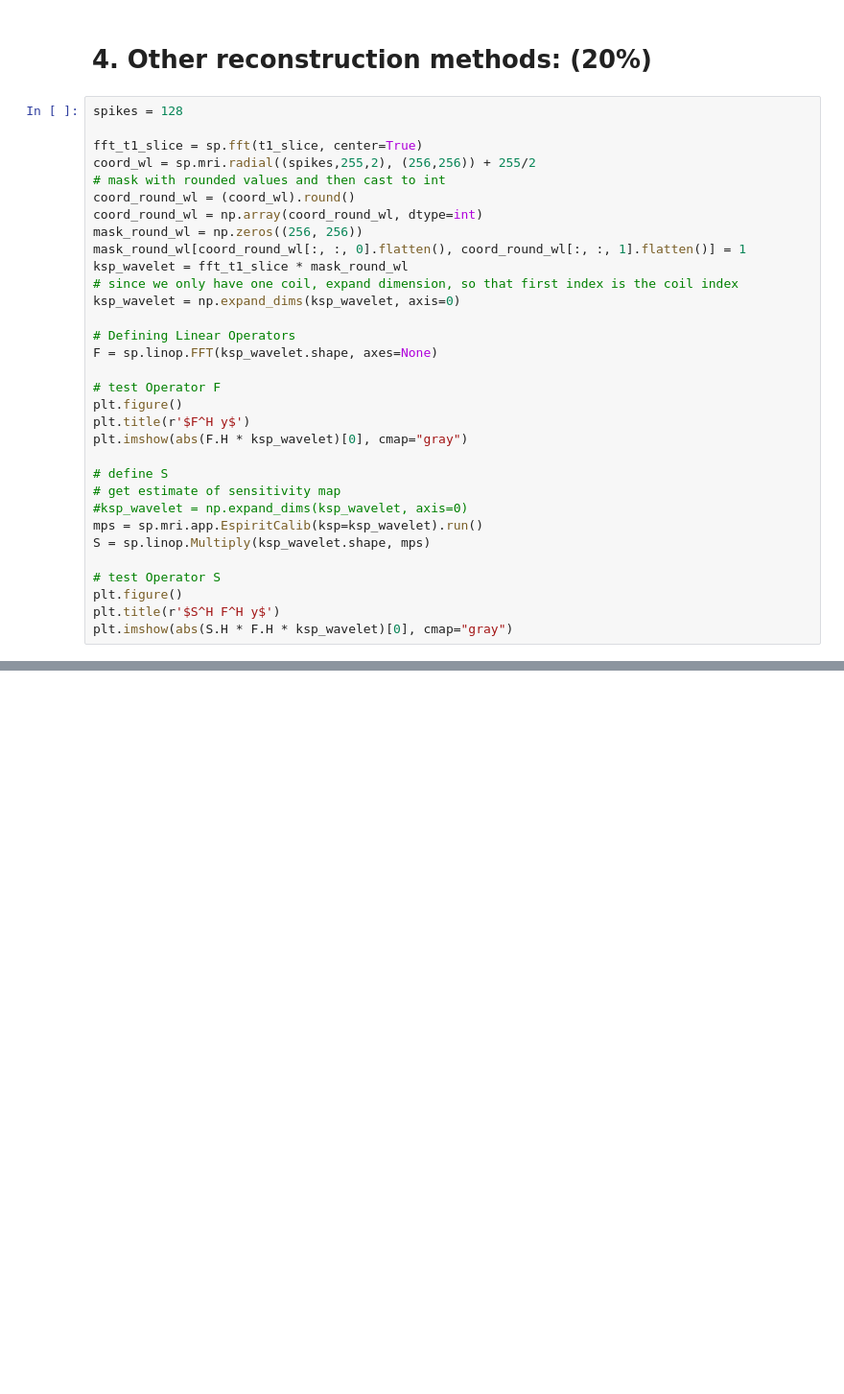
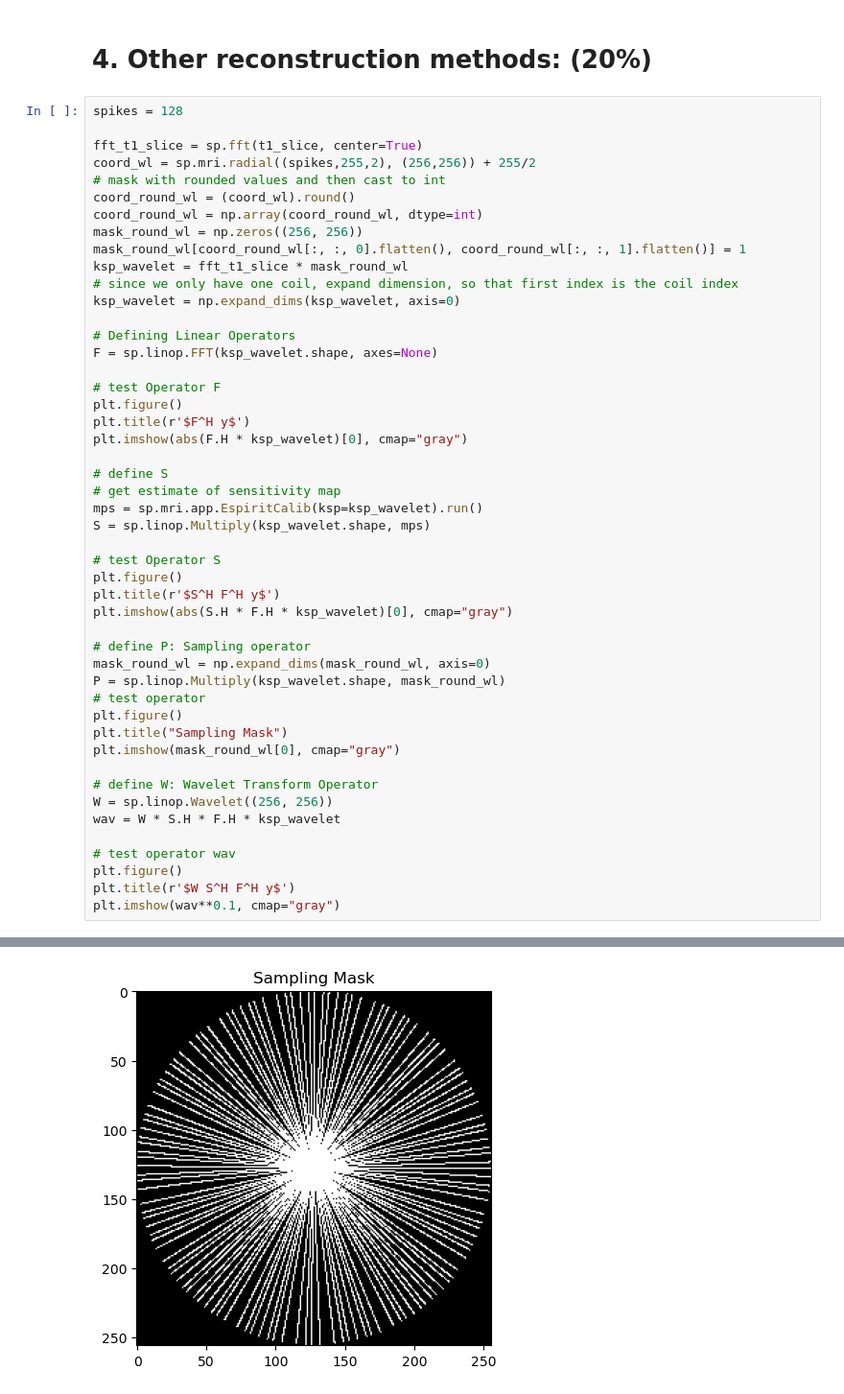
Before and after one commit to lassestahnke/HL2027_recon, a Jupyter notebook: HL2027_project_1.ipynb, the cells around one changed output, grey strips where cells are left out. Shown at 96% size. Saved outputs shown, nothing was run; the diff lists cells and outputs as text; blank space fills up the shorter version.

Commit message:
Added Linear Operator P and W

```diff
--- a/HL2027_project_1.ipynb
+++ b/HL2027_project_1.ipynb
@@ -327,7 +327,6 @@ plt.imshow(abs(F.H * ksp_wavelet)[0], cmap="gray")
 
 # define S
 # get estimate of sensitivity map
-#ksp_wavelet = np.expand_dims(ksp_wavelet, axis=0)
 mps = sp.mri.app.EspiritCalib(ksp=ksp_wavelet).run()
 S = sp.linop.Multiply(ksp_wavelet.shape, mps)
 
@@ -335,4 +334,21 @@ S = sp.linop.Multiply(ksp_wavelet.shape, mps)
 plt.figure()
 plt.title(r'$S^H F^H y$')
 plt.imshow(abs(S.H * F.H * ksp_wavelet)[0], cmap="gray")
+
+# define P: Sampling operator
+mask_round_wl = np.expand_dims(mask_round_wl, axis=0)
+P = sp.linop.Multiply(ksp_wavelet.shape, mask_round_wl)
+# test operator
+plt.figure()
+plt.title("Sampling Mask")
+plt.imshow(mask_round_wl[0], cmap="gray")
+
+# define W: Wavelet Transform Operator
+W = sp.linop.Wavelet((256, 256))
+wav = W * S.H * F.H * ksp_wavelet
+
+# test operator wav
+plt.figure()
+plt.title(r'$W S^H F^H y$')
+plt.imshow(wav**0.1, cmap="gray")
 # %% [output]
@@ -340,2 +356,3 @@ plt.imshow(abs(S.H * F.H * ksp_wavelet)[0], cmap="gray")
 [figure]
 [figure]
+[figure, added]
```
Also changed, not shown: parts of 1 cell of this notebook.
